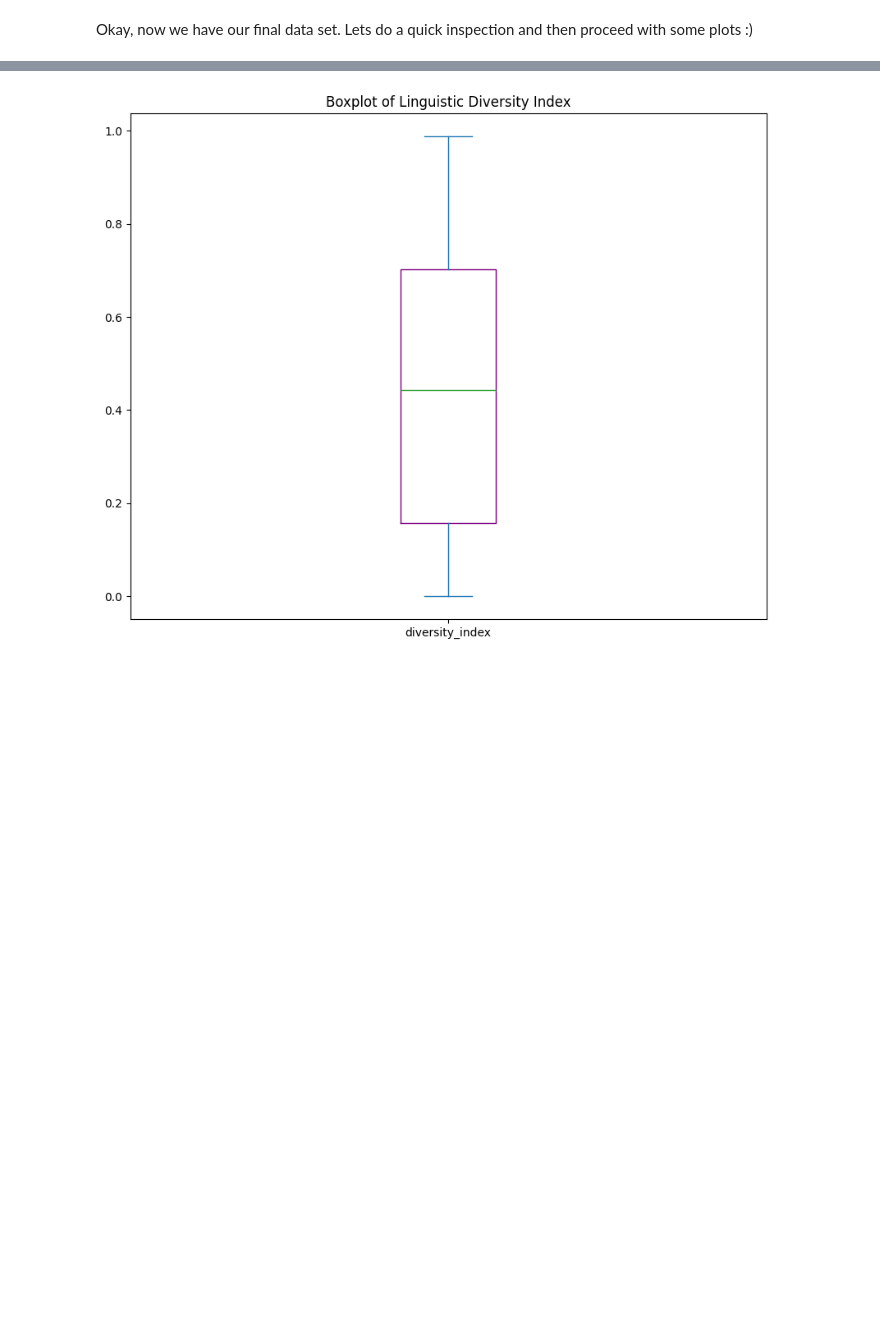
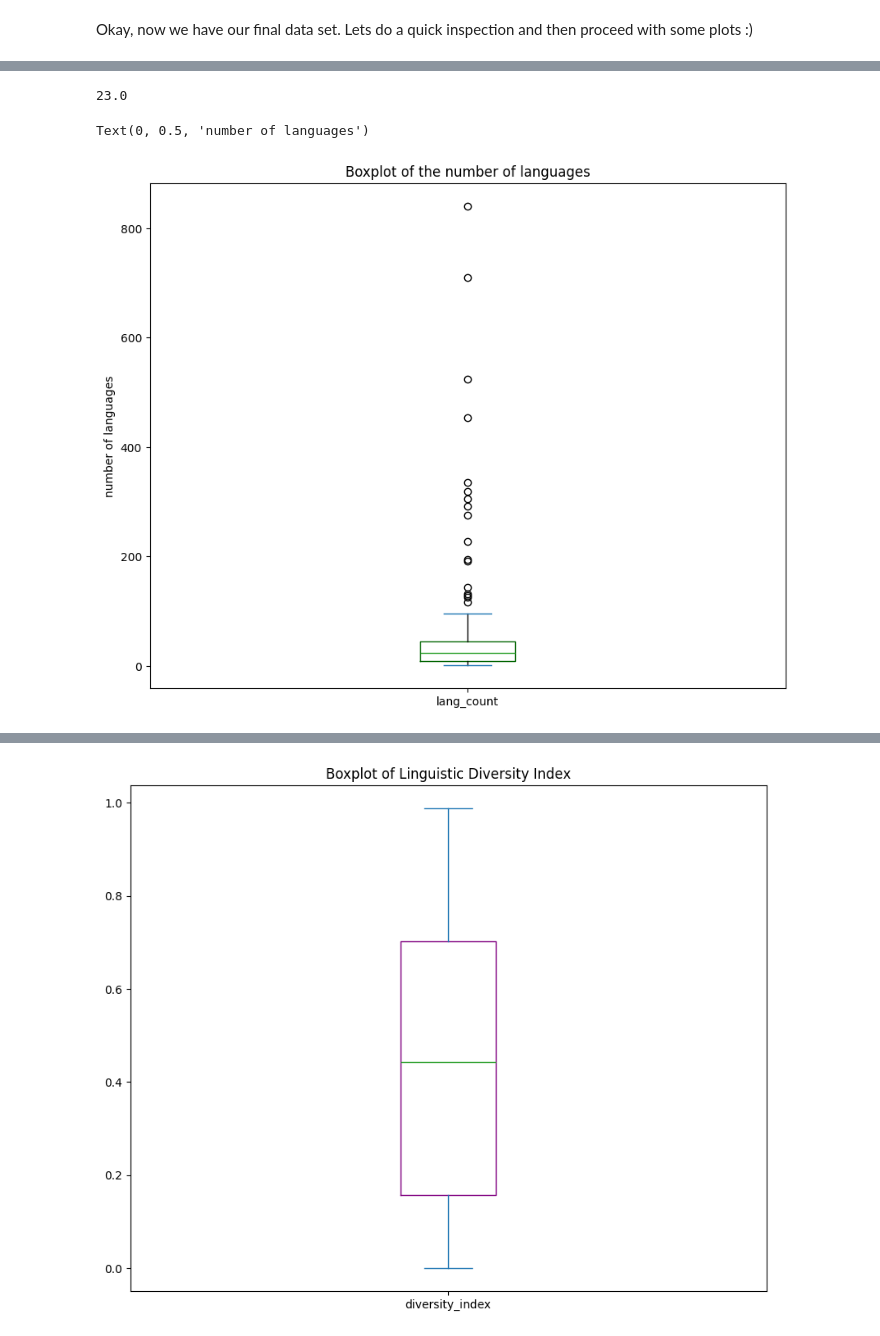
Before and after one commit to Eszettfors/CapstoneProject-DH-W2023-Essfors_Hannes, a Jupyter notebook: Assignment_1.ipynb, the cells around one changed output, grey strips where cells are left out. Saved outputs shown, nothing was run; the diff lists cells and outputs as text; code cells hidden in the pictures; blank space fills up the shorter version.

```diff
--- a/Assignment_1.ipynb
+++ b/Assignment_1.ipynb
@@ -345,0 +345,13 @@ df.lang_count.plot(figsize = (10,8)),
+# %%
+df.lang_count.plot(figsize = (10,8),
+        kind = 'box',
+        title = 'Boxplot of the number of languages',
+        color = dict(boxes = 'darkgreen', whiskers = 'black'),
+
+)
+print(df.lang_count.median())
+plt.ylabel('number of languages')
+# %% [output]
+23.0
+Text(0, 0.5, 'number of languages')
+[figure, added]
```
Also changed, not shown: parts of 32 cells of this notebook.
